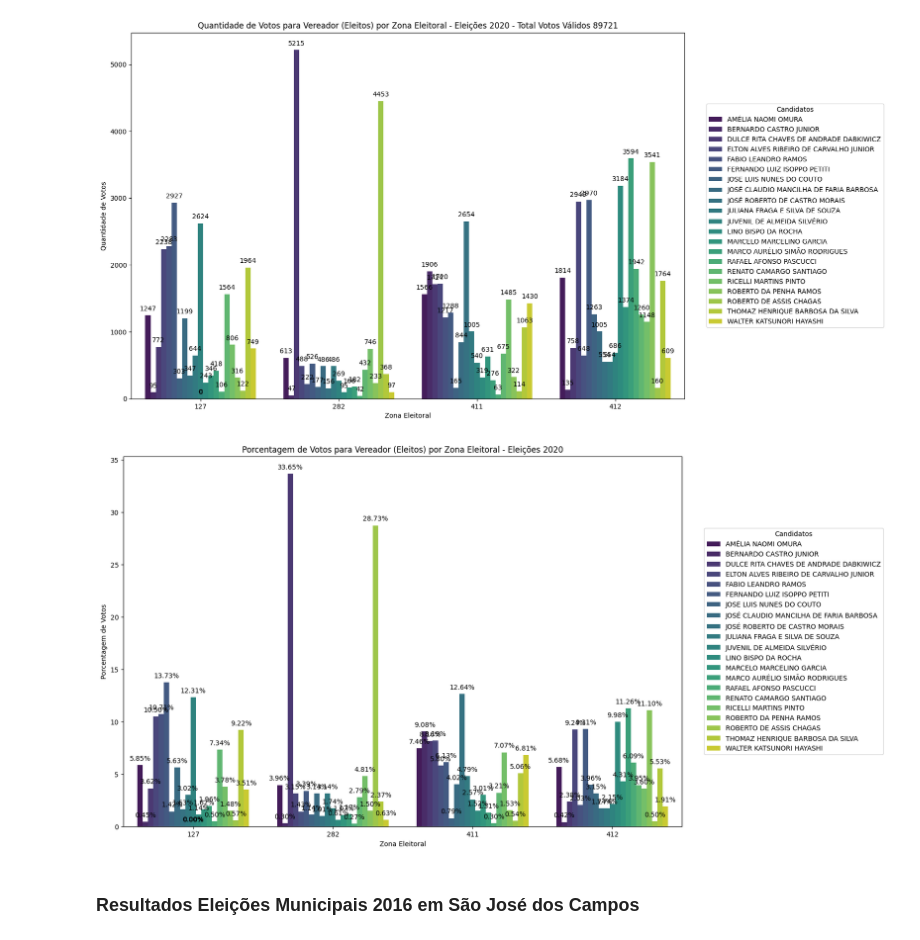
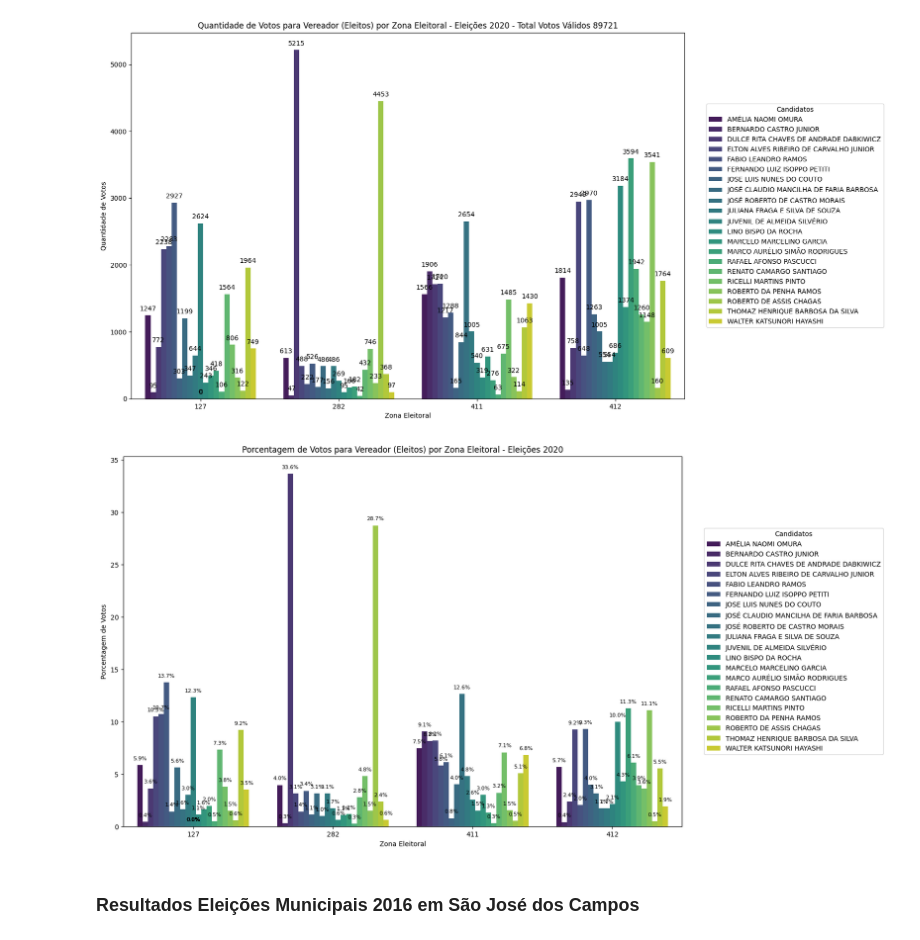
Before and after one commit to diogobranquinho/analytics, a Jupyter notebook: notebooks/mayoranalytics.ipynb, the cells around one changed output. Drawn from its saved outputs; the diff is of its cells as text; code cells hidden in the pictures.

```diff
--- a/notebooks/mayoranalytics.ipynb
+++ b/notebooks/mayoranalytics.ipynb
@@ -168,3 +221,23 @@ plt.legend(title='Candidatos', loc='upper left')
 plt.show()
 # %% [output]
 [figure]
+# %%
+total_votos_validos = dados_agrupados.groupby('nr_zona')['qt_votos_nom_validos'].transform('sum')
+dados_agrupados['porcentagem'] = (dados_agrupados['qt_votos_nom_validos'] / total_votos_validos) * 100
+
+plt.figure(figsize=(15, 10))
+
+ax = sns.barplot(x='nr_zona', y='porcentagem', hue='nm_candidato', data=dados_agrupados, palette='viridis')
+
+for p in ax.patches:
+    x = p.get_x() + p.get_width() / 2.
+    height = p.get_height()
+    ax.annotate(f'{height:.2f}%',
+                (x, height),
+                ha='center', va='center', xytext=(0, 10), textcoords='offset points', fontsize=10)
+
+plt.xlabel('Zona Eleitoral')
+plt.ylabel('Porcentagem de Votos')
+plt.title(f'Porcentagem de Votos para Presidente por Zona Eleitoral - Eleições 2022 2T - Total Votos Válidos: {total_votos_validos.iloc[0]}')
+plt.legend(title='Candidatos', loc='upper center')
+plt.show()
@@ -196,3 +271,24 @@ plt.legend(title='Candidatos', loc='upper center')
 plt.show()
 # %% [output]
 [figure]
+# %%
+dados_agrupados = prefeito2020.groupby(['nr_zona', 'nm_candidato'])['qt_votos_nom_validos'].sum().reset_index()
+total_votos_validos = dados_agrupados.groupby('nr_zona')['qt_votos_nom_validos'].transform('sum')
+dados_agrupados['porcentagem'] = (dados_agrupados['qt_votos_nom_validos'] / total_votos_validos) * 100
+
+plt.figure(figsize=(15, 10))
+
+ax = sns.barplot(x='nr_zona', y='porcentagem', hue='nm_candidato', data=dados_agrupados, palette='viridis')
+
+for p in ax.patches:
+    x = p.get_x() + p.get_width() / 2.
+    height = p.get_height()
+    ax.annotate(f'{height:.2f}%',
+                (x, height),
+                ha='center', va='center', xytext=(0, 10), textcoords='offset points', fontsize=10)
+
+plt.xlabel('Zona Eleitoral')
+plt.ylabel('Porcentagem de Votos')
+plt.title(f'Porcentagem de Votos para Prefeito (Selecionados) por Zona Eleitoral - Eleições 2020 - Total Votos Válidos: {total_votos_validos.iloc[0]}')
+plt.legend(title='Candidatos', loc='upper center')
+plt.show()
@@ -221,21 +319,21 @@ plt.show()
 # %%
 dados_agrupados = vereador2020.groupby(['nr_zona', 'nm_candidato'])['qt_votos_nom_validos'].sum().reset_index()
 dados_agrupados['porcentagem'] = (dados_agrupados['qt_votos_nom_validos'] / dados_agrupados.groupby('nr_zona')['qt_votos_nom_validos'].transform('sum')) * 100
 
 plt.figure(figsize=(15, 10))
 ax = sns.barplot(x='nr_zona', y='porcentagem', hue='nm_candidato', data=dados_agrupados, palette='viridis')
 
 for p in ax.patches:
-    ax.annotate(f'{p.get_height():.2f}%', (p.get_x() + p.get_width() / 2., p.get_height()),
-                ha='center', va='center', xytext=(0, 10), textcoords='offset points', fontsize=10)
+    ax.annotate(f'{p.get_height():.1f}%', (p.get_x() + p.get_width() / 2., p.get_height()),
+                ha='center', va='center', xytext=(0, 10), textcoords='offset points', fontsize=8)
 
 plt.xlabel('Zona Eleitoral')
 plt.ylabel('Porcentagem de Votos')
 plt.title(f'Porcentagem de Votos para Vereador (Eleitos) por Zona Eleitoral - Eleições 2020')
 plt.legend(title='Candidatos', loc='center', bbox_to_anchor=(1.2, 0.5))
 plt.show()
 # %% [output]
-[figure, old version]
+[figure, new version]
 # %% [markdown]
 ### Resultados Eleições Municipais 2016 em São José dos Campos
 # %%
```
Also changed, not shown: parts of 10 cells of this notebook, 4 other files.
